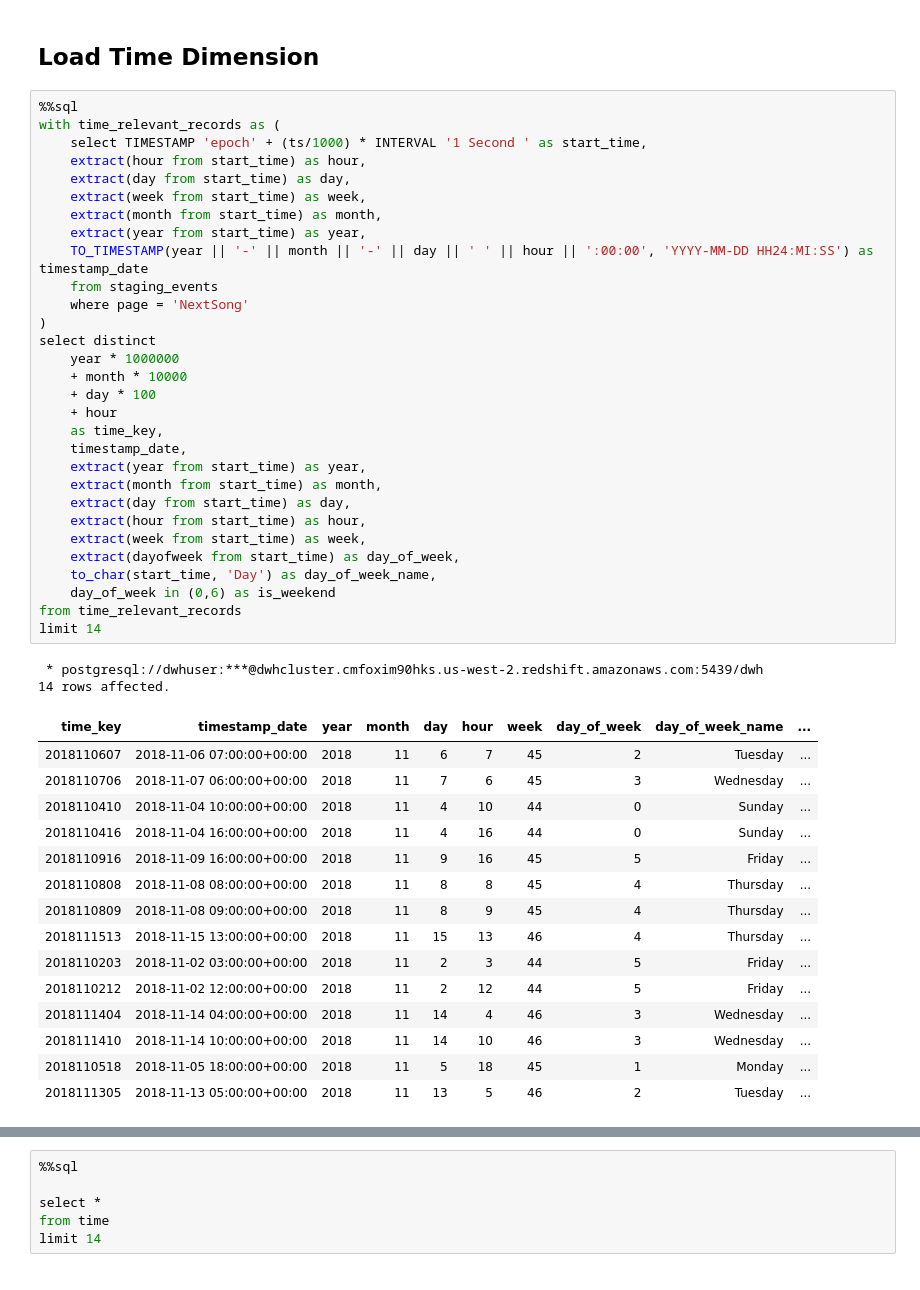
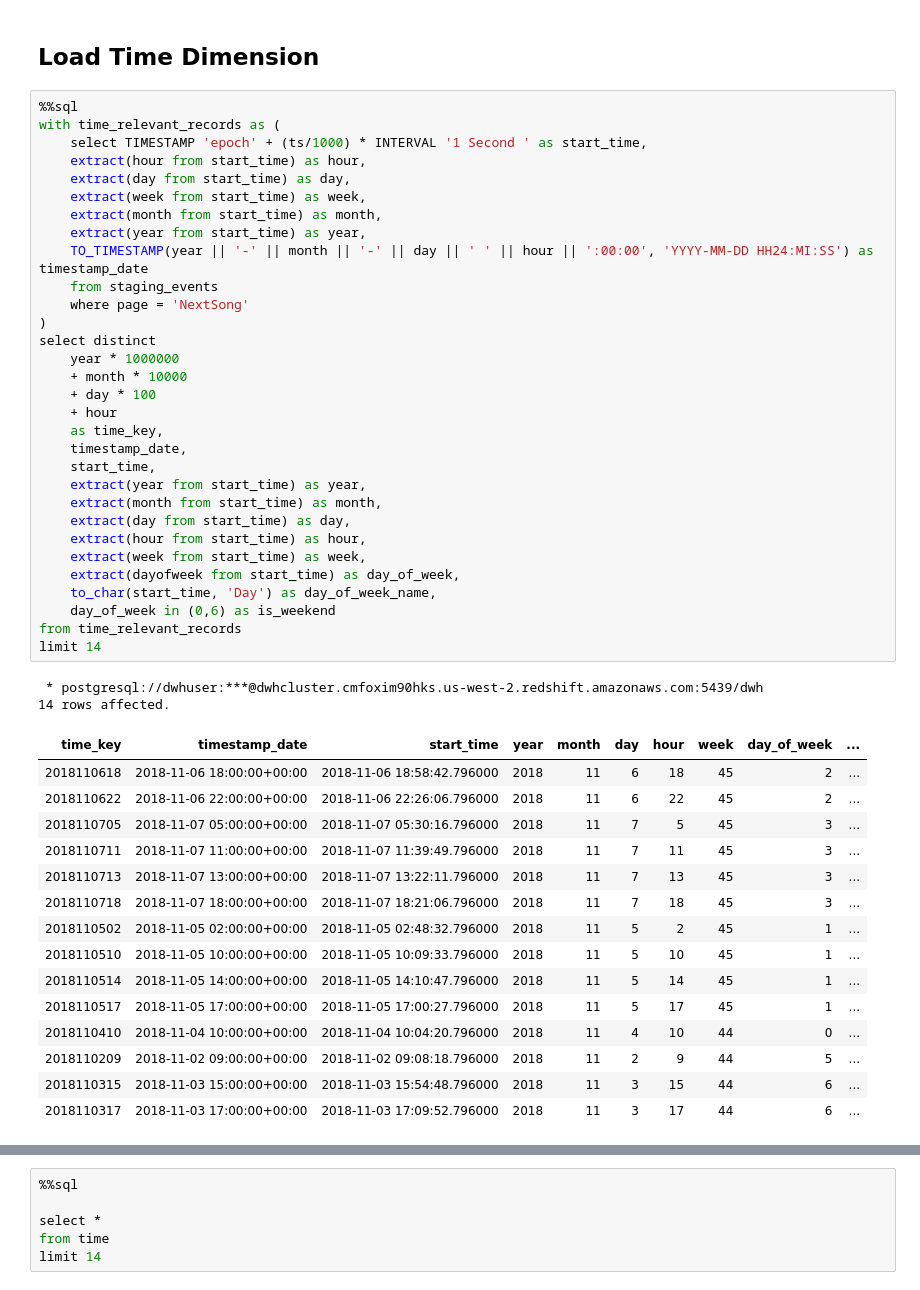
Before and after one commit to joseph-higaki/UDataEng_L03_P02_S3toRedshiftDW, a Jupyter notebook: etl_draft.ipynb, the cells around one changed output, grey strips where cells are left out. Cells and saved outputs as stored; diff of their text form.

```diff
--- a/etl_draft.ipynb
+++ b/etl_draft.ipynb
@@ -407,48 +311,49 @@ with time_relevant_records as (
     select TIMESTAMP 'epoch' + (ts/1000) * INTERVAL '1 Second ' as start_time,
     extract(hour from start_time) as hour,
     extract(day from start_time) as day,
     extract(week from start_time) as week,
     extract(month from start_time) as month,
     extract(year from start_time) as year,
     TO_TIMESTAMP(year || '-' || month || '-' || day || ' ' || hour || ':00:00', 'YYYY-MM-DD HH24:MI:SS') as timestamp_date
     from staging_events
     where page = 'NextSong'
 )
 select distinct
     year * 1000000
     + month * 10000
     + day * 100
     + hour
     as time_key,
     timestamp_date,
+    start_time,
     extract(year from start_time) as year,
     extract(month from start_time) as month,
     extract(day from start_time) as day,
     extract(hour from start_time) as hour,
     extract(week from start_time) as week,
     extract(dayofweek from start_time) as day_of_week,
     to_char(start_time, 'Day') as day_of_week_name,
     day_of_week in (0,6) as is_weekend
 from time_relevant_records
 limit 14
 # %% [output]
  * postgresql://dwhuser:***@dwhcluster.cmfoxim90hks.us-west-2.redshift.amazonaws.com:5439/dwh
 14 rows affected.
-| time_key | timestamp_date | year | month | day | hour | week | day_of_week | day_of_week_name | ... |
-| 2018110607 | 2018-11-06 07:00:00+00:00 | 2018 | 11 | 6 | 7 | 45 | 2 | Tuesday | ... |
-| 2018110706 | 2018-11-07 06:00:00+00:00 | 2018 | 11 | 7 | 6 | 45 | 3 | Wednesday | ... |
-| 2018110410 | 2018-11-04 10:00:00+00:00 | 2018 | 11 | 4 | 10 | 44 | 0 | Sunday | ... |
-| 2018110416 | 2018-11-04 16:00:00+00:00 | 2018 | 11 | 4 | 16 | 44 | 0 | Sunday | ... |
-| 2018110916 | 2018-11-09 16:00:00+00:00 | 2018 | 11 | 9 | 16 | 45 | 5 | Friday | ... |
-| 2018110808 | 2018-11-08 08:00:00+00:00 | 2018 | 11 | 8 | 8 | 45 | 4 | Thursday | ... |
-| 2018110809 | 2018-11-08 09:00:00+00:00 | 2018 | 11 | 8 | 9 | 45 | 4 | Thursday | ... |
-| 2018111513 | 2018-11-15 13:00:00+00:00 | 2018 | 11 | 15 | 13 | 46 | 4 | Thursday | ... |
-| 2018110203 | 2018-11-02 03:00:00+00:00 | 2018 | 11 | 2 | 3 | 44 | 5 | Friday | ... |
-| 2018110212 | 2018-11-02 12:00:00+00:00 | 2018 | 11 | 2 | 12 | 44 | 5 | Friday | ... |
-| 2018111404 | 2018-11-14 04:00:00+00:00 | 2018 | 11 | 14 | 4 | 46 | 3 | Wednesday | ... |
-| 2018111410 | 2018-11-14 10:00:00+00:00 | 2018 | 11 | 14 | 10 | 46 | 3 | Wednesday | ... |
-| 2018110518 | 2018-11-05 18:00:00+00:00 | 2018 | 11 | 5 | 18 | 45 | 1 | Monday | ... |
-| 2018111305 | 2018-11-13 05:00:00+00:00 | 2018 | 11 | 13 | 5 | 46 | 2 | Tuesday | ... |
+| time_key | timestamp_date | start_time | year | month | day | hour | week | day_of_week | ... |
+| 2018110618 | 2018-11-06 18:00:00+00:00 | 2018-11-06 18:58:42.796000 | 2018 | 11 | 6 | 18 | 45 | 2 | ... |
+| 2018110622 | 2018-11-06 22:00:00+00:00 | 2018-11-06 22:26:06.796000 | 2018 | 11 | 6 | 22 | 45 | 2 | ... |
+| 2018110705 | 2018-11-07 05:00:00+00:00 | 2018-11-07 05:30:16.796000 | 2018 | 11 | 7 | 5 | 45 | 3 | ... |
+| 2018110711 | 2018-11-07 11:00:00+00:00 | 2018-11-07 11:39:49.796000 | 2018 | 11 | 7 | 11 | 45 | 3 | ... |
+| 2018110713 | 2018-11-07 13:00:00+00:00 | 2018-11-07 13:22:11.796000 | 2018 | 11 | 7 | 13 | 45 | 3 | ... |
+| 2018110718 | 2018-11-07 18:00:00+00:00 | 2018-11-07 18:21:06.796000 | 2018 | 11 | 7 | 18 | 45 | 3 | ... |
+| 2018110502 | 2018-11-05 02:00:00+00:00 | 2018-11-05 02:48:32.796000 | 2018 | 11 | 5 | 2 | 45 | 1 | ... |
+| 2018110510 | 2018-11-05 10:00:00+00:00 | 2018-11-05 10:09:33.796000 | 2018 | 11 | 5 | 10 | 45 | 1 | ... |
+| 2018110514 | 2018-11-05 14:00:00+00:00 | 2018-11-05 14:10:47.796000 | 2018 | 11 | 5 | 14 | 45 | 1 | ... |
+| 2018110517 | 2018-11-05 17:00:00+00:00 | 2018-11-05 17:00:27.796000 | 2018 | 11 | 5 | 17 | 45 | 1 | ... |
+| 2018110410 | 2018-11-04 10:00:00+00:00 | 2018-11-04 10:04:20.796000 | 2018 | 11 | 4 | 10 | 44 | 0 | ... |
+| 2018110209 | 2018-11-02 09:00:00+00:00 | 2018-11-02 09:08:18.796000 | 2018 | 11 | 2 | 9 | 44 | 5 | ... |
+| 2018110315 | 2018-11-03 15:00:00+00:00 | 2018-11-03 15:54:48.796000 | 2018 | 11 | 3 | 15 | 44 | 6 | ... |
+| 2018110317 | 2018-11-03 17:00:00+00:00 | 2018-11-03 17:09:52.796000 | 2018 | 11 | 3 | 17 | 44 | 6 | ... |
 # %%
 %%sql
 with time_relevant_records as
```
Also changed, not shown: parts of 18 cells of this notebook, 2 other files.
